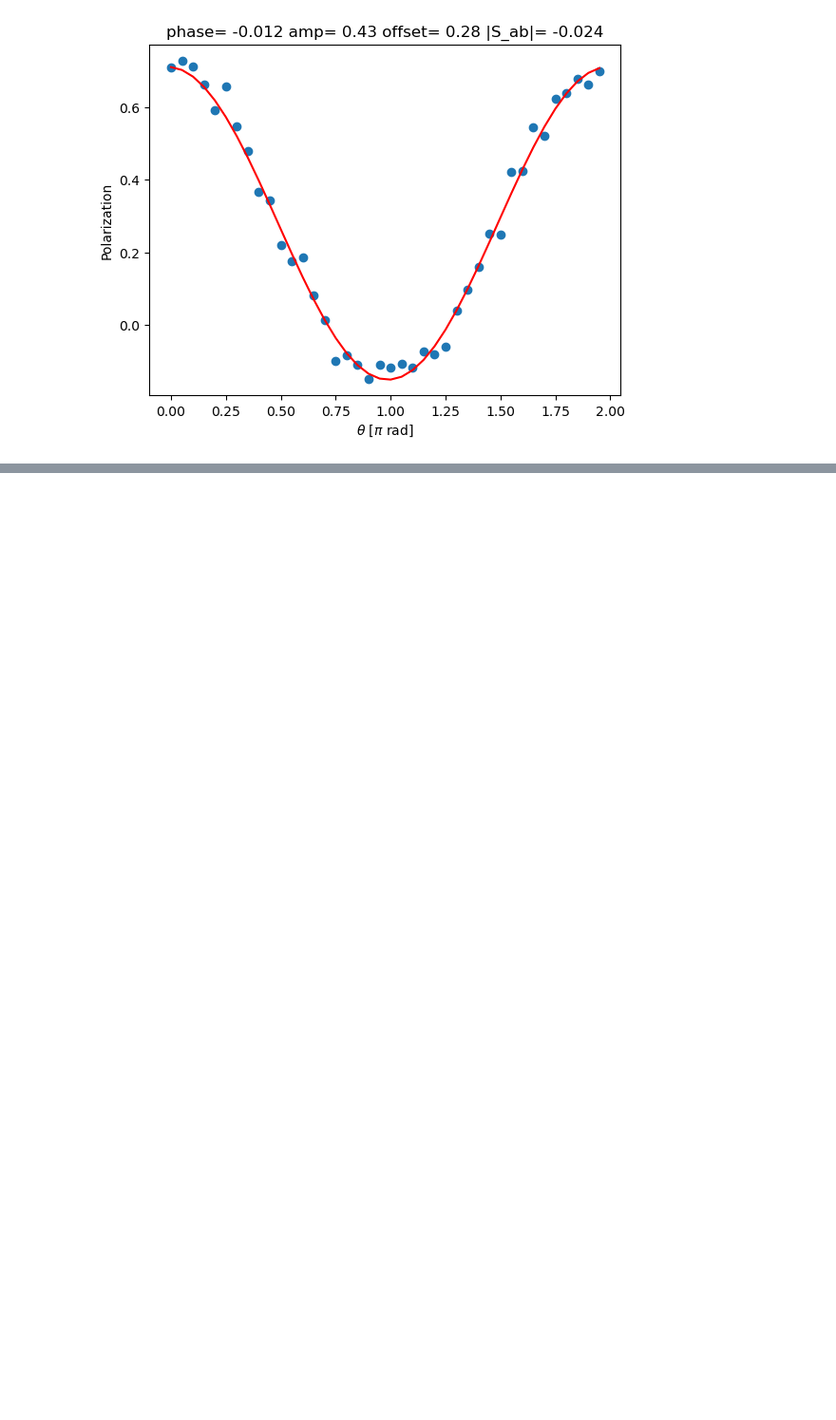
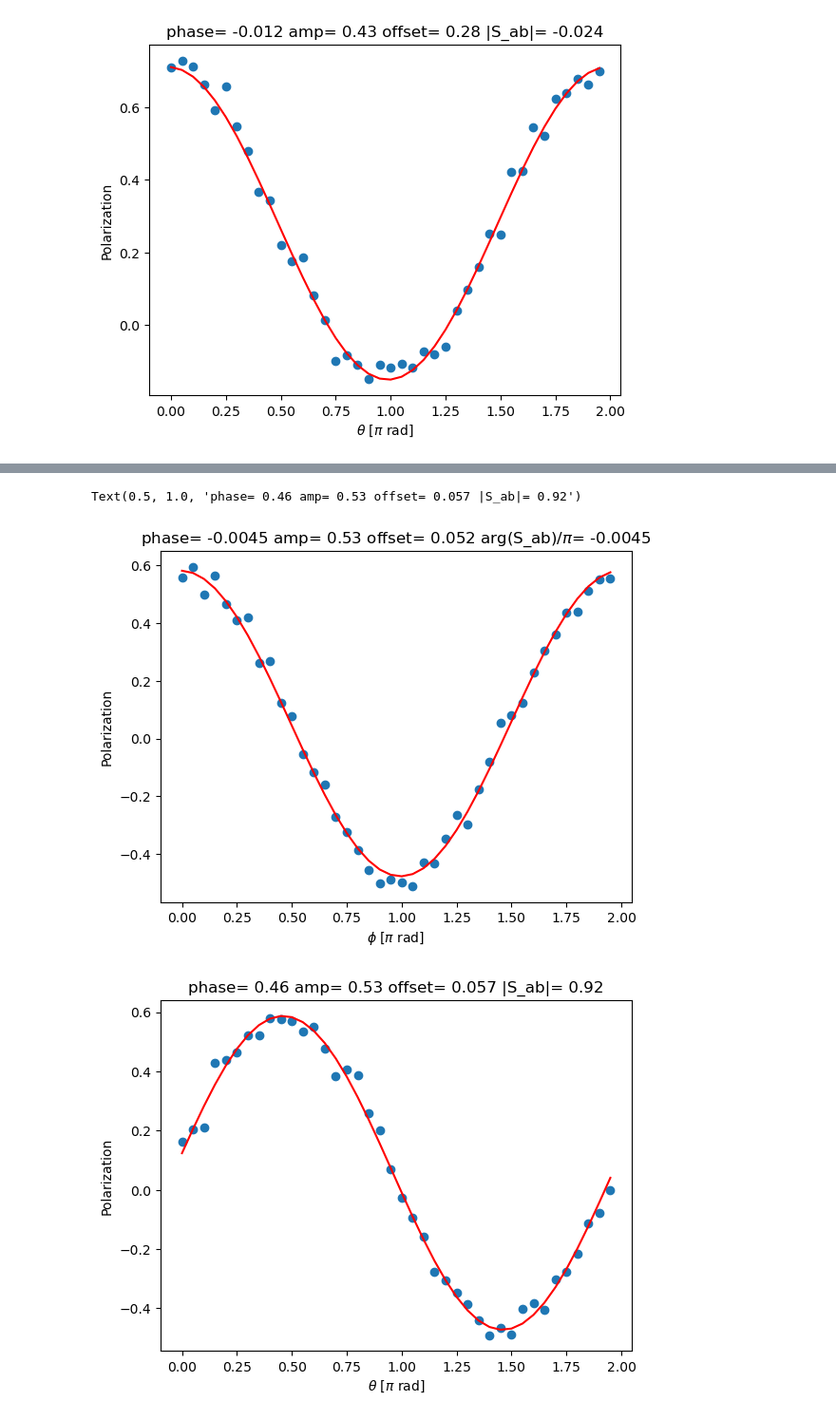
Before and after one commit to DaanTimmers/kitaevsim, a Jupyter notebook: Quantum double/Tomography Fittings.ipynb, the cells around one changed output, grey strips where cells are left out. Shown at 95% size. Drawn from its saved outputs; the diff is of its cells as text; code cells hidden in the pictures; blank space fills up the shorter version.

```diff
--- a/Quantum double/Tomography Fittings.ipynb
+++ b/Quantum double/Tomography Fittings.ipynb
@@ -238,0 +263,72 @@ Text(0.5, 1.0, 'phase= -0.012 amp= 0.43 offset= 0.28 |S_ab|= -0.024')
+# %%
+# @title S = + 1
+
+import numpy as np
+import matplotlib.pyplot as plt
+from scipy.optimize import curve_fit
+
+num_point = 40
+angles= np.array([i*np.pi*2/num_point for i in range(num_point)])
+pols = np.array(
+[ 0.558 , 0.595,  0.499  ,0.565,  0.467  ,0.409,  0.419  ,0.262,  0.268  ,0.124,
+  0.076, -0.053, -0.118 ,-0.159 ,-0.271 ,-0.324 ,-0.387 ,-0.457, -0.503 ,-0.49,
+ -0.5  , -0.512 ,-0.429 ,-0.433 ,-0.349, -0.264 ,-0.298 ,-0.176, -0.081 , 0.055,
+  0.081,  0.124 , 0.228,  0.305 , 0.36,   0.438 , 0.441,  0.513 , 0.553,  0.556]
+)
+
+def func(x, a, b, c):
+  return np.cos(x-a*np.pi)*b + c
+from math import log10, floor
+def round_sig(x, sig=2):
+  return round(x, sig-int(floor(log10(abs(x))))-1)
+
+args, cov = curve_fit(func, angles, pols)
+plt.figure(1)
+if args[1]<0:
+  args[1] = - args[1]
+  args[0] = np.mod(args[0]+1, 2)
+  if args[0] > 1:
+    args[0] -=2
+args = [round_sig(i, 2) for i in args]
+plt.scatter(angles/np.pi, pols)
+plt.plot(angles/np.pi, func(angles, *args), color='r')
+plt.ylabel('Polarization')
+plt.xlabel(r'$\phi$ [$\pi$ rad]')
+plt.title('phase= ' + str(args[0]) + ' amp= ' + str(args[1]) + ' offset= ' + str(args[2])+' arg(S_ab)/$\pi$= '+str(args[0]))
+
+import numpy as np
+import matplotlib.pyplot as plt
+from scipy.optimize import curve_fit
+
+num_point = 40
+angles= np.array([i*np.pi*2/num_point for i in range(num_point)])
+pols = np.array(
+[ 0.162,  0.204  ,0.209,  0.43   ,0.437,  0.464  ,0.52 ,  0.523  ,0.578,  0.576,
+  0.569,  0.533 , 0.551 , 0.475 , 0.384 , 0.407 , 0.387 , 0.258 , 0.201 , 0.068,
+ -0.026, -0.095, -0.158 ,-0.276 ,-0.307 ,-0.347 ,-0.387 ,-0.442 ,-0.491 ,-0.465,
+ -0.49 , -0.401, -0.384 ,-0.407, -0.304 ,-0.278, -0.215 ,-0.115, -0.077 ,-0.001]
+ )
+
+def func(x, a, b, c):
+  return np.cos(x-a*np.pi)*b + c
+from math import log10, floor
+def round_sig(x, sig=2):
+  return round(x, sig-int(floor(log10(abs(x))))-1)
+
+args, cov = curve_fit(func, angles, pols)
+plt.figure(2)
+if args[1]<0:
+  args[1] = - args[1]
+  args[0] = np.mod(args[0]+1, 2)
+  if args[0] > 1:
+    args[0] -=2
+args = [round_sig(i, 2) for i in args]
+plt.scatter(angles/np.pi, pols)
+plt.plot(angles/np.pi, func(angles, *args), color='r')
+plt.ylabel('Polarization')
+plt.xlabel(r'$\theta$ [$\pi$ rad]')
+plt.title('phase= ' + str(args[0]) + ' amp= ' + str(args[1]) + ' offset= ' + str(args[2])+' |S_ab|= '+str(args[0]*2))
+# %% [output]
+Text(0.5, 1.0, 'phase= 0.46 amp= 0.53 offset= 0.057 |S_ab|= 0.92')
+[figure, added]
+[figure, added]
```
Also changed, not shown: parts of 4 cells of this notebook.
